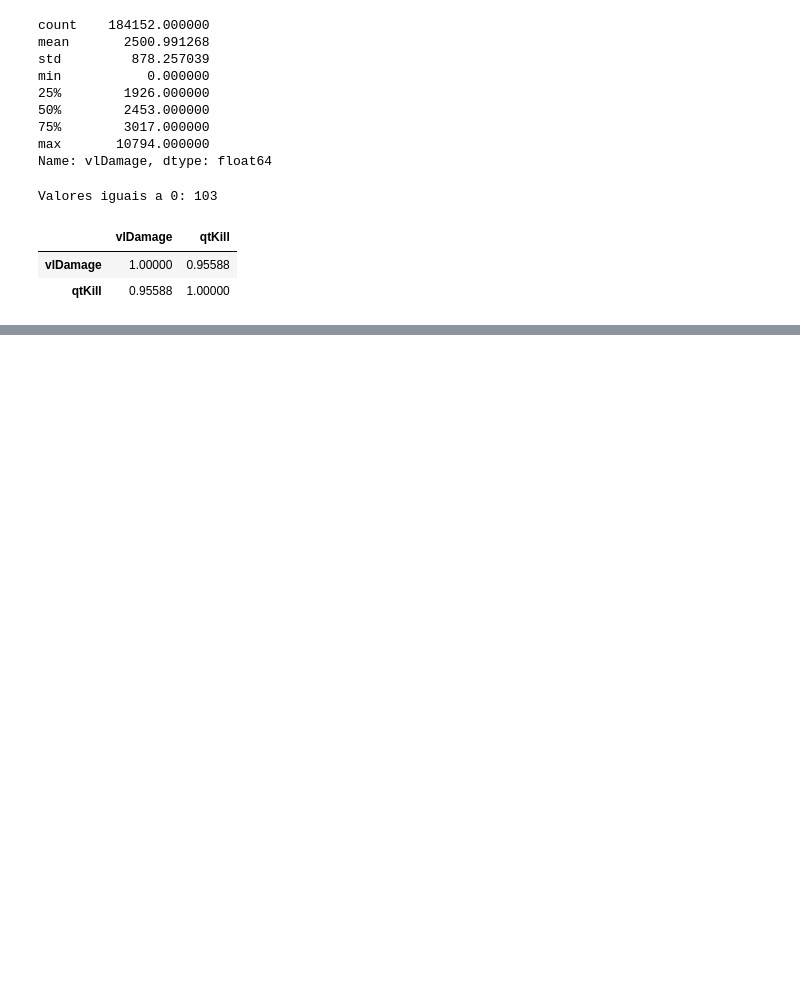
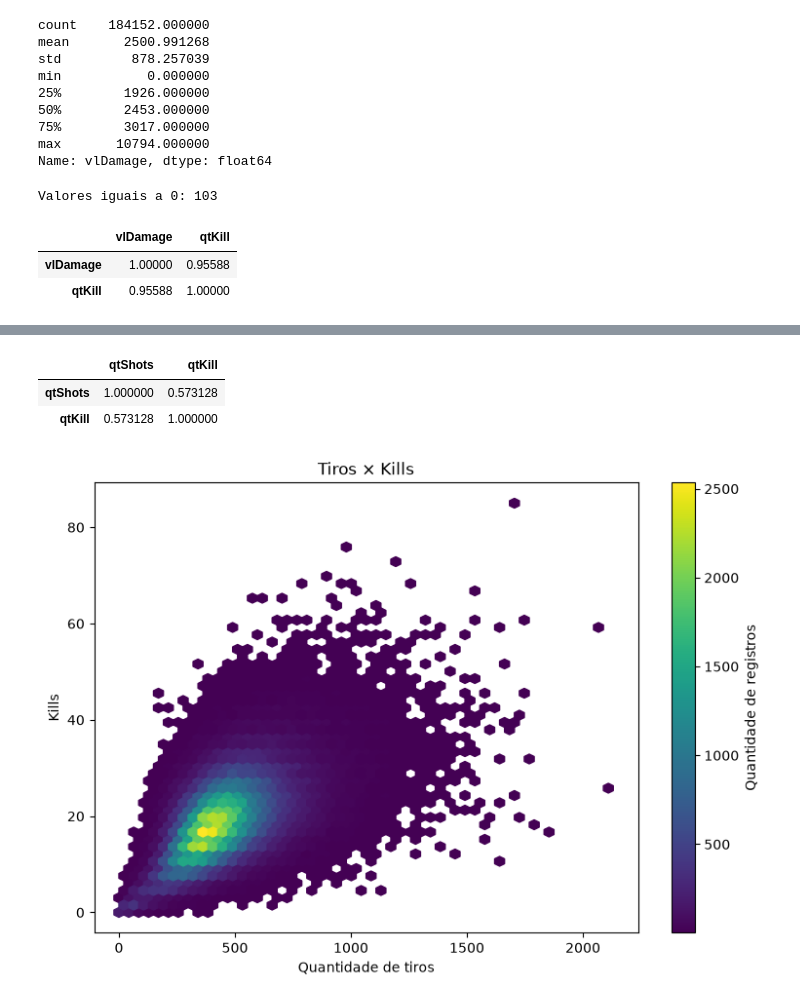
Before and after one commit to lucasccesar/Projeto-IA, a Jupyter notebook: notebooks/01_eda_dataset.ipynb, the cells around one changed output, grey strips where cells are left out. Saved outputs shown, nothing was run; the diff lists cells and outputs as text; code cells hidden in the pictures; blank space fills up the shorter version.

Commit message:
feat: relação tiros x kill

```diff
--- a/notebooks/01_eda_dataset.ipynb
+++ b/notebooks/01_eda_dataset.ipynb
@@ -1190,0 +1212,26 @@ plt.show()
+# %%
+correlacao = df[['qtShots', 'qtKill']].corr(method='pearson')
+
+display(correlacao)
+# %% [output]
+|  | qtShots | qtKill |
+| qtShots | 1.000000 | 0.573128 |
+| qtKill | 0.573128 | 1.000000 |
+# %%
+plt.figure(figsize=(9, 6))
+
+plt.hexbin(
+    df['qtShots'],
+    df['qtKill'],
+    gridsize=50,
+    mincnt=1
+)
+
+plt.xlabel('Quantidade de tiros')
+plt.ylabel('Kills')
+plt.title('Tiros × Kills')
+
+plt.colorbar(label='Quantidade de registros')
+plt.show()
+# %% [output]
+[figure, added]
```
Also changed, not shown: parts of 5 cells of this notebook.
